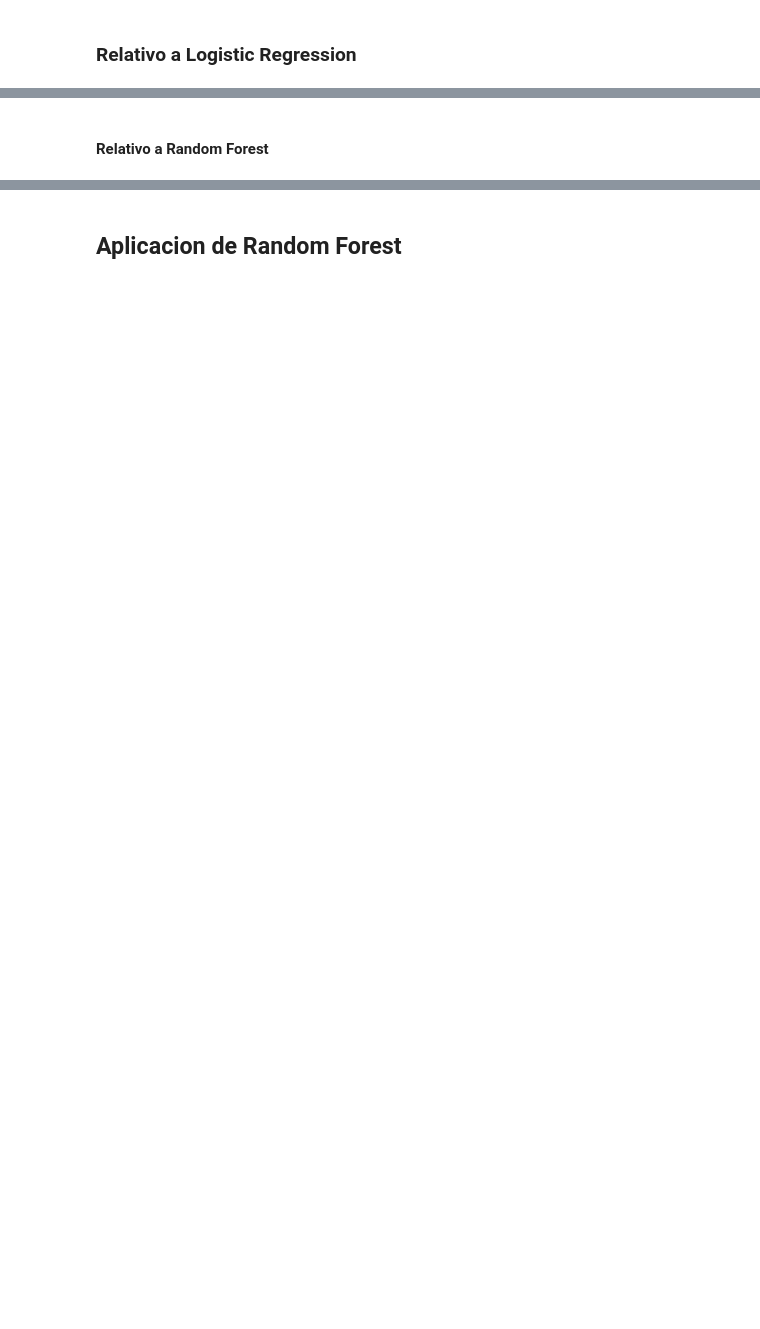
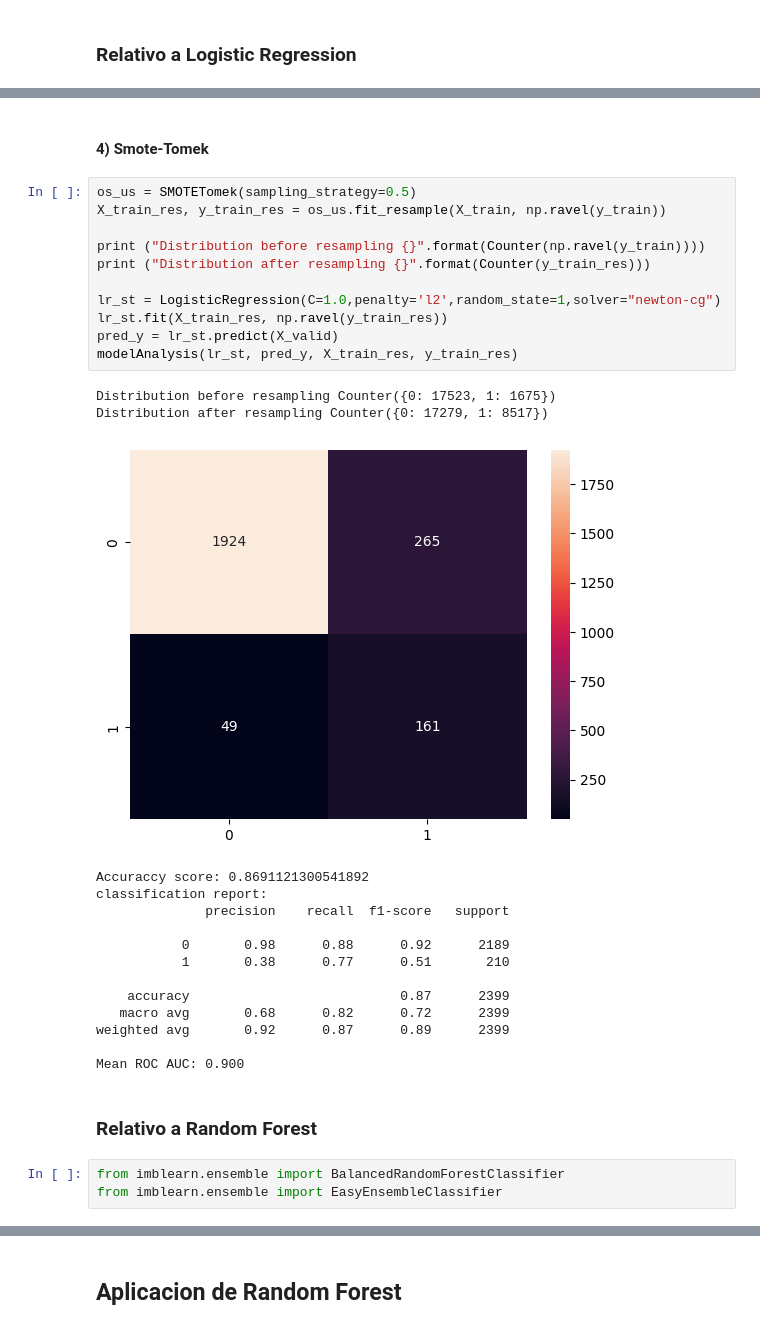
Before and after one commit to lusilve44/Final-Project-4Geeks, a Jupyter notebook: src/explore.ipynb, the cells around one changed output, grey strips where cells are left out. Saved outputs shown, nothing was run; the diff lists cells and outputs as text; blank space fills up the shorter version.

```diff
--- a/src/explore.ipynb
+++ b/src/explore.ipynb
@@ -1142,2 +1075,34 @@ Mean ROC AUC: 0.898
+# %% [markdown]
+#### 4) Smote-Tomek
+# %%
+os_us = SMOTETomek(sampling_strategy=0.5)
+X_train_res, y_train_res = os_us.fit_resample(X_train, np.ravel(y_train))
+
+print ("Distribution before resampling {}".format(Counter(np.ravel(y_train))))
+print ("Distribution after resampling {}".format(Counter(y_train_res)))
+
+lr_st = LogisticRegression(C=1.0,penalty='l2',random_state=1,solver="newton-cg")
+lr_st.fit(X_train_res, np.ravel(y_train_res))
+pred_y = lr_st.predict(X_valid)
+modelAnalysis(lr_st, pred_y, X_train_res, y_train_res)
+# %% [output]
+Distribution before resampling Counter({0: 17523, 1: 1675})
+Distribution after resampling Counter({0: 17279, 1: 8517})
+[figure, added]
+Accuraccy score: 0.8691121300541892
+classification report:
+              precision    recall  f1-score   support
+
+           0       0.98      0.88      0.92      2189
+           1       0.38      0.77      0.51       210
+
+    accuracy                           0.87      2399
+   macro avg       0.68      0.82      0.72      2399
+weighted avg       0.92      0.87      0.89      2399
+
+Mean ROC AUC: 0.900
 # %% [markdown]
-#### Relativo a Random Forest
+### Relativo a Random Forest
+# %%
+from imblearn.ensemble import BalancedRandomForestClassifier
+from imblearn.ensemble import EasyEnsembleClassifier
```
Also changed, not shown: parts of 34 cells of this notebook.
